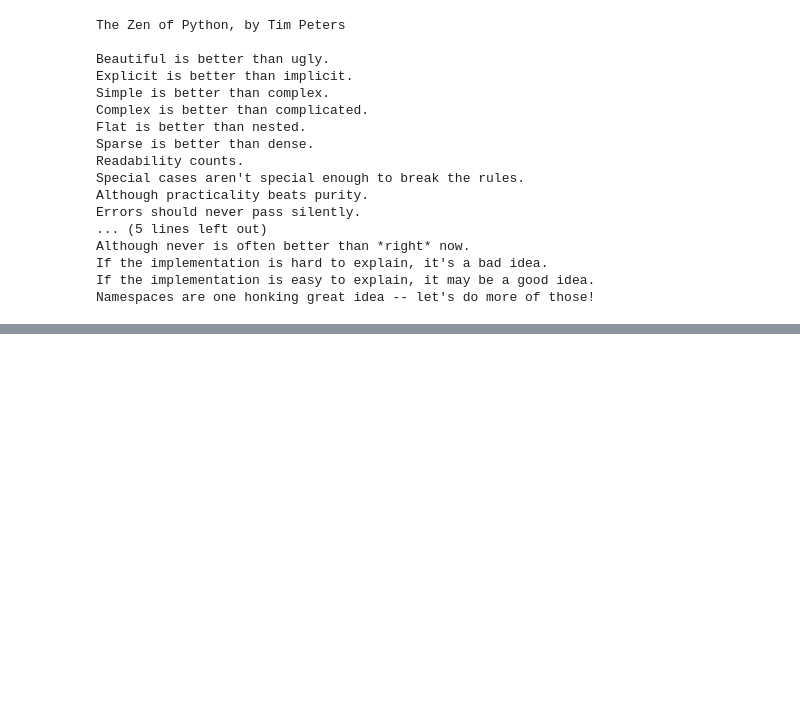
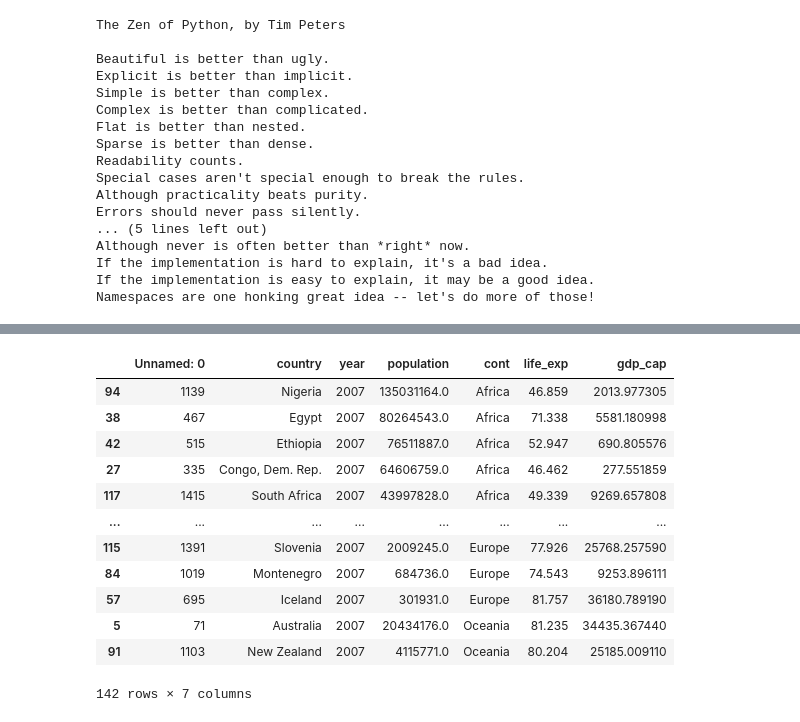
Before and after one commit to kel-elKapitan/Data223, a Jupyter notebook: Data 223/Python/Data with python/pandas_basic.ipynb, the cells around one changed output, grey strips where cells are left out. Drawn from its saved outputs; the diff is of its cells as text; code cells hidden in the pictures; blank space fills up the shorter version.

```diff
--- a/Data 223/Python/Data with python/pandas_basic.ipynb
+++ b/Data 223/Python/Data with python/pandas_basic.ipynb
@@ -124,0 +643,17 @@ Namespaces are one honking great idea -- let's do more of those!
+# %%
+# sort values by 2 columns
+df.sort_values(by=['cont', 'population'], ascending=[True, False])
+# %% [output]
+|  | Unnamed: 0 | country | year | population | cont | life_exp | gdp_cap |
+| 94 | 1139 | Nigeria | 2007 | 135031164.0 | Africa | 46.859 | 2013.977305 |
+| 38 | 467 | Egypt | 2007 | 80264543.0 | Africa | 71.338 | 5581.180998 |
+| 42 | 515 | Ethiopia | 2007 | 76511887.0 | Africa | 52.947 | 690.805576 |
+| 27 | 335 | Congo, Dem. Rep. | 2007 | 64606759.0 | Africa | 46.462 | 277.551859 |
+| 117 | 1415 | South Africa | 2007 | 43997828.0 | Africa | 49.339 | 9269.657808 |
+| ... | ... | ... | ... | ... | ... | ... | ... |
+| 115 | 1391 | Slovenia | 2007 | 2009245.0 | Europe | 77.926 | 25768.257590 |
+| 84 | 1019 | Montenegro | 2007 | 684736.0 | Europe | 74.543 | 9253.896111 |
+| 57 | 695 | Iceland | 2007 | 301931.0 | Europe | 81.757 | 36180.789190 |
+| 5 | 71 | Australia | 2007 | 20434176.0 | Oceania | 81.235 | 34435.367440 |
+| 91 | 1103 | New Zealand | 2007 | 4115771.0 | Oceania | 80.204 | 25185.009110 |
+142 rows × 7 columns
```
Also changed, not shown: parts of 62 cells of this notebook, 9 other files.
